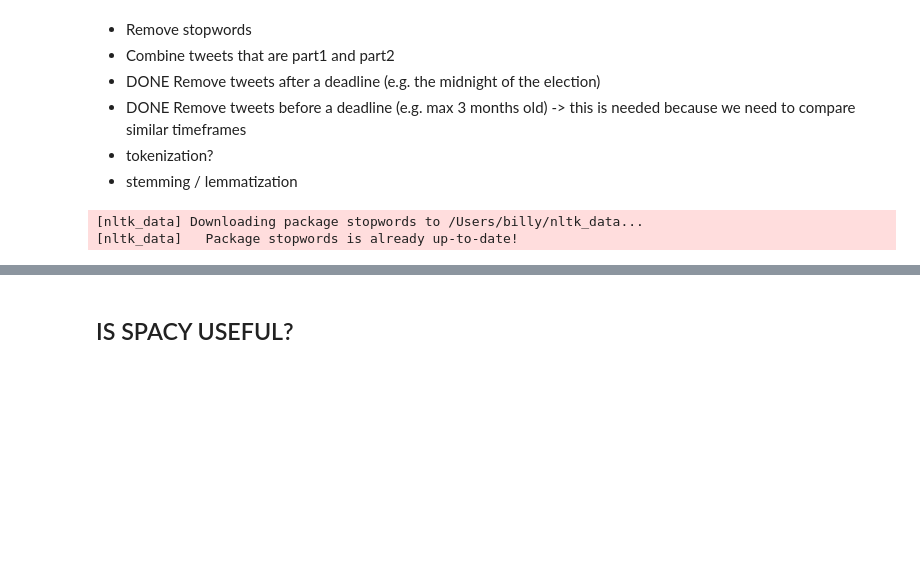
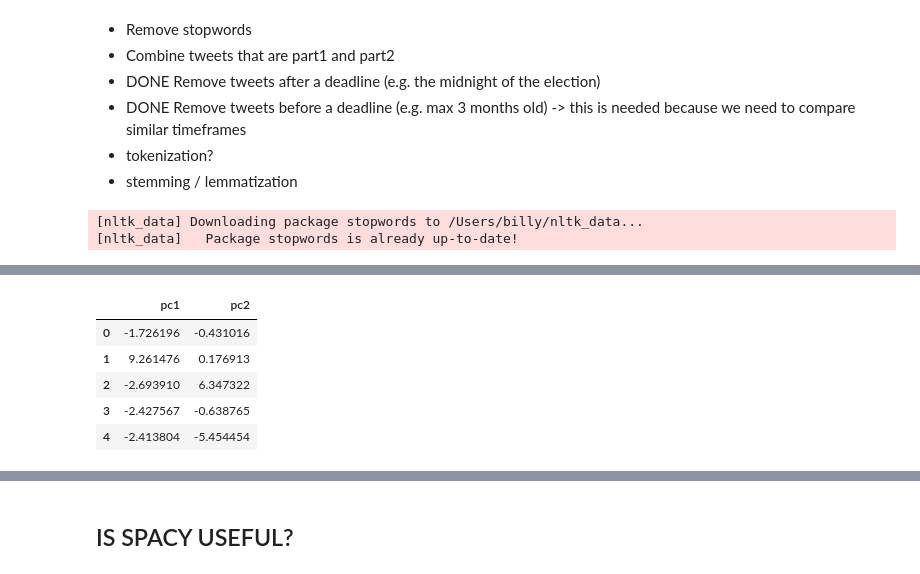
Before and after one commit to bigliolimatteo/how-politicians-change-their-mind, a Jupyter notebook: data_cleaning.ipynb, the cells around one changed output, grey strips where cells are left out. Cells and saved outputs as stored; diff of their text form; code cells hidden in the pictures; blank space fills up the shorter version.

```diff
--- a/data_cleaning.ipynb
+++ b/data_cleaning.ipynb
@@ -218,0 +242,19 @@ df.sort_values(by=["tfidf"], ascending=False)
+# %%
+import pandas as pd
+
+# Keep only the first 2 components
+pca = PCA(n_components = 2)
+
+# Fit PCA and transform the data in the new coordinates
+X_pca = pca.fit_transform(stand_X_tfidf)
+
+# term-document matrix in the new coordinates
+X_pca = pd.DataFrame(data = X_pca, columns = ['pc1', 'pc2'])
+X_pca
+# %% [output]
+|  | pc1 | pc2 |
+| 0 | -1.726196 | -0.431016 |
+| 1 | 9.261476 | 0.176913 |
+| 2 | -2.693910 | 6.347322 |
+| 3 | -2.427567 | -0.638765 |
+| 4 | -2.413804 | -5.454454 |
```
Also changed, not shown: parts of 12 cells of this notebook, 1 other file.
